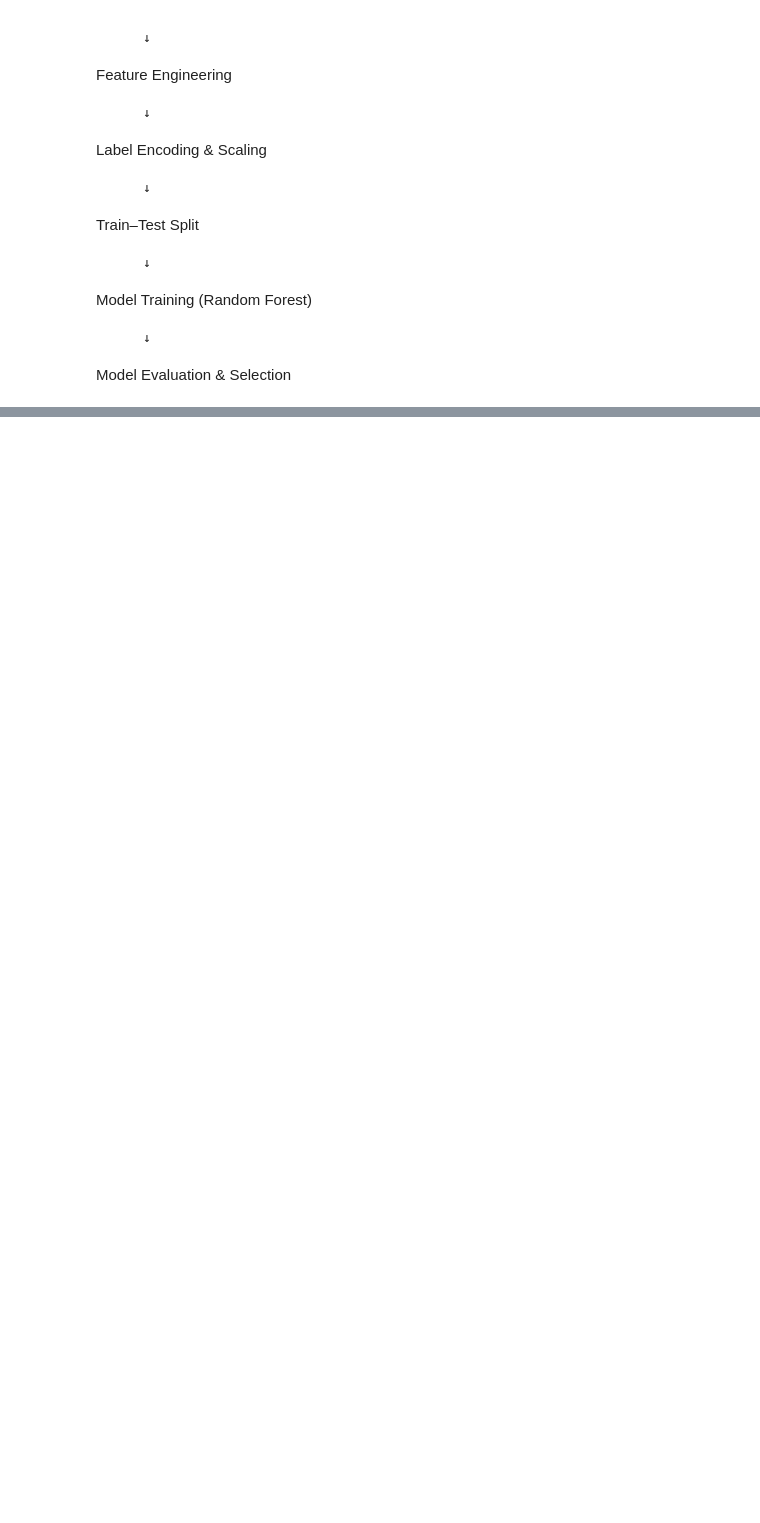
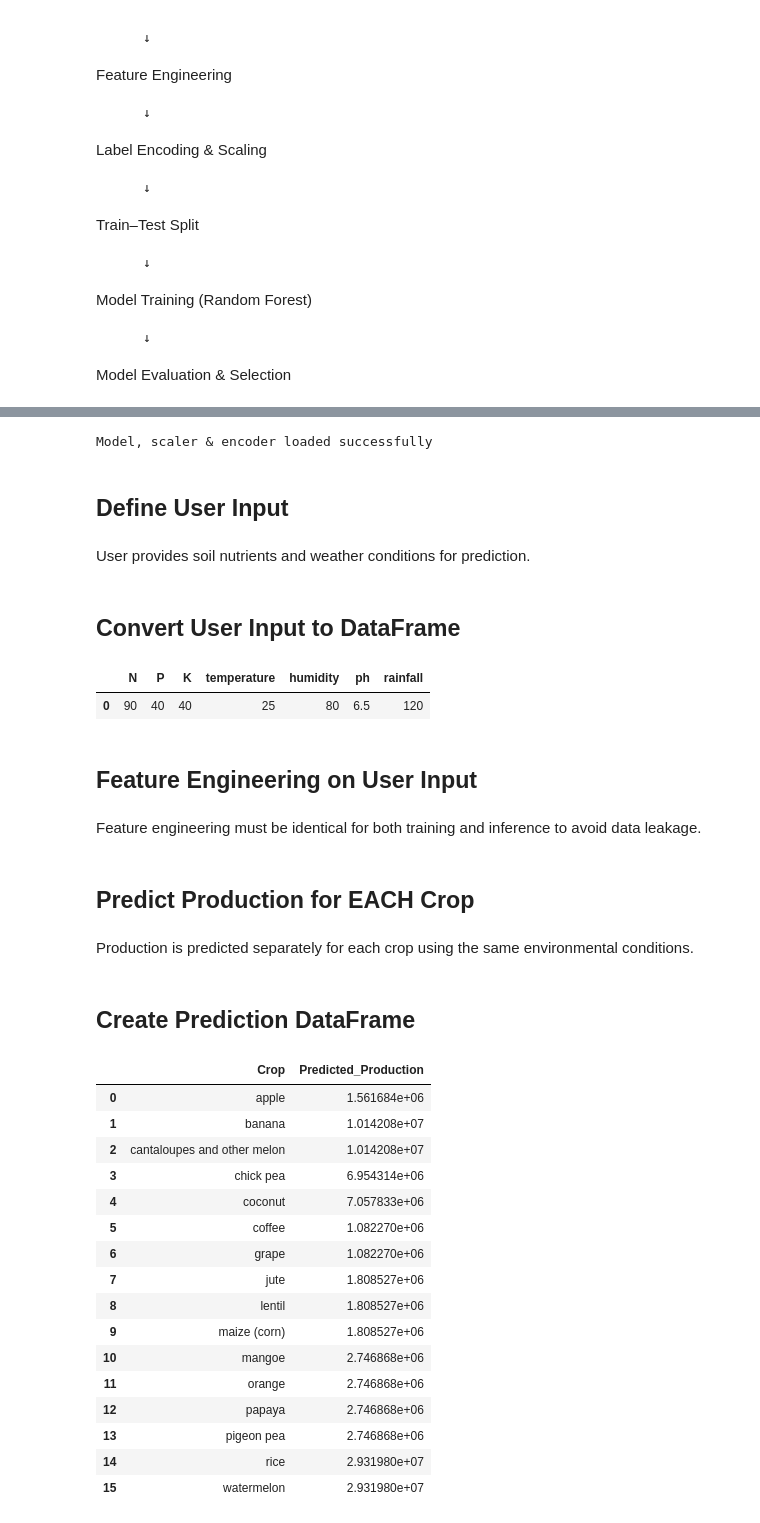
Before and after one commit to springboardmentor2468a-lab/AgriYield, a Jupyter notebook: AgriYield_Predictor.ipynb, the cells around one changed output, grey strips where cells are left out. Drawn from its saved outputs; the diff is of its cells as text; code cells hidden in the pictures; blank space fills up the shorter version.

```diff
--- a/AgriYield_Predictor.ipynb
+++ b/AgriYield_Predictor.ipynb
@@ -1238,0 +1251,12 @@ Model Evaluation & Selection
+# %%
+import joblib
+
+model = joblib.load("final_random_forest_model.pkl")
+scaler = joblib.load("scaler.pkl")
+le = joblib.load("label_encoder.pkl")
+
+print("Model, scaler & encoder loaded successfully")
+# %% [output]
+Model, scaler & encoder loaded successfully
+# %% [markdown]
+## Define User Input
@@ -1238,0 +1275,24 @@ Model Evaluation & Selection
+# %% [markdown]
+User provides soil nutrients and weather conditions for prediction.
+# %% [markdown]
+## Convert User Input to DataFrame
+# %%
+import pandas as pd
+
+user_df = pd.DataFrame([user_input])
+user_df
+# %% [output]
+|  | N | P | K | temperature | humidity | ph | rainfall |
+| 0 | 90 | 40 | 40 | 25 | 80 | 6.5 | 120 |
+# %% [markdown]
+## Feature Engineering on User Input
+# %%
+# Season Index
+user_df['season_index'] = user_df['temperature'] * user_df['humidity']
+
+# Water Stress Index
+user_df['water_stress'] = user_df['rainfall'] / user_df['temperature']
+# %% [markdown]
+Feature engineering must be identical for both training and inference to avoid data leakage.
+# %% [markdown]
+## Predict Production for EACH Crop
@@ -1238,0 +1323,25 @@ Model Evaluation & Selection
+# %% [markdown]
+Production is predicted separately for each crop using the same environmental conditions.
+# %% [markdown]
+## Create Prediction DataFrame
+# %%
+pred_df = pd.DataFrame(results)
+pred_df
+# %% [output]
+|  | Crop | Predicted_Production |
+| 0 | apple | 1.561684e+06 |
+| 1 | banana | 1.014208e+07 |
+| 2 | cantaloupes and other melon | 1.014208e+07 |
+| 3 | chick pea | 6.954314e+06 |
+| 4 | coconut | 7.057833e+06 |
+| 5 | coffee | 1.082270e+06 |
+| 6 | grape | 1.082270e+06 |
+| 7 | jute | 1.808527e+06 |
+| 8 | lentil | 1.808527e+06 |
+| 9 | maize (corn) | 1.808527e+06 |
+| 10 | mangoe | 2.746868e+06 |
+| 11 | orange | 2.746868e+06 |
+| 12 | papaya | 2.746868e+06 |
+| 13 | pigeon pea | 2.746868e+06 |
+| 14 | rice | 2.931980e+07 |
+| 15 | watermelon | 2.931980e+07 |
```
Also changed, not shown: parts of 15 cells of this notebook.
